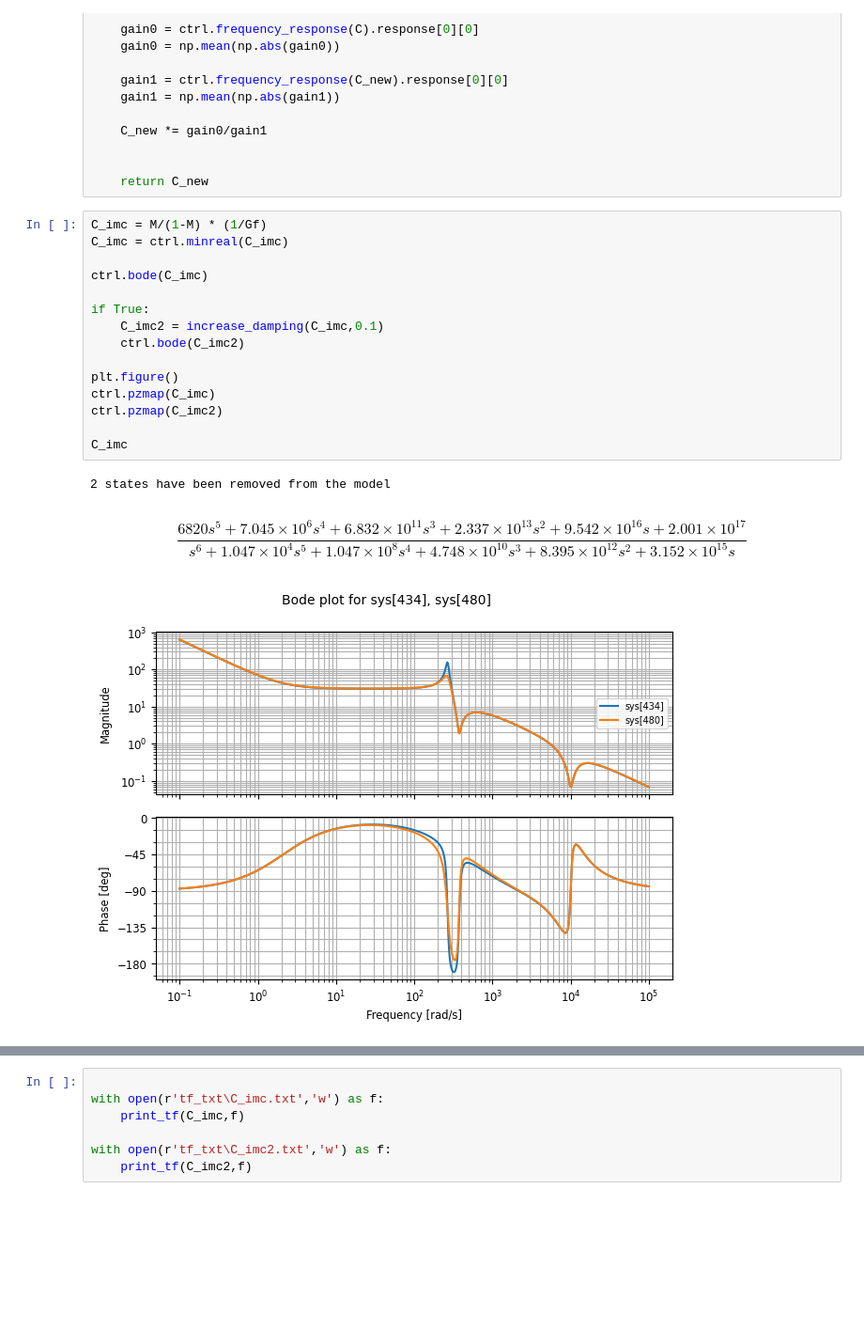
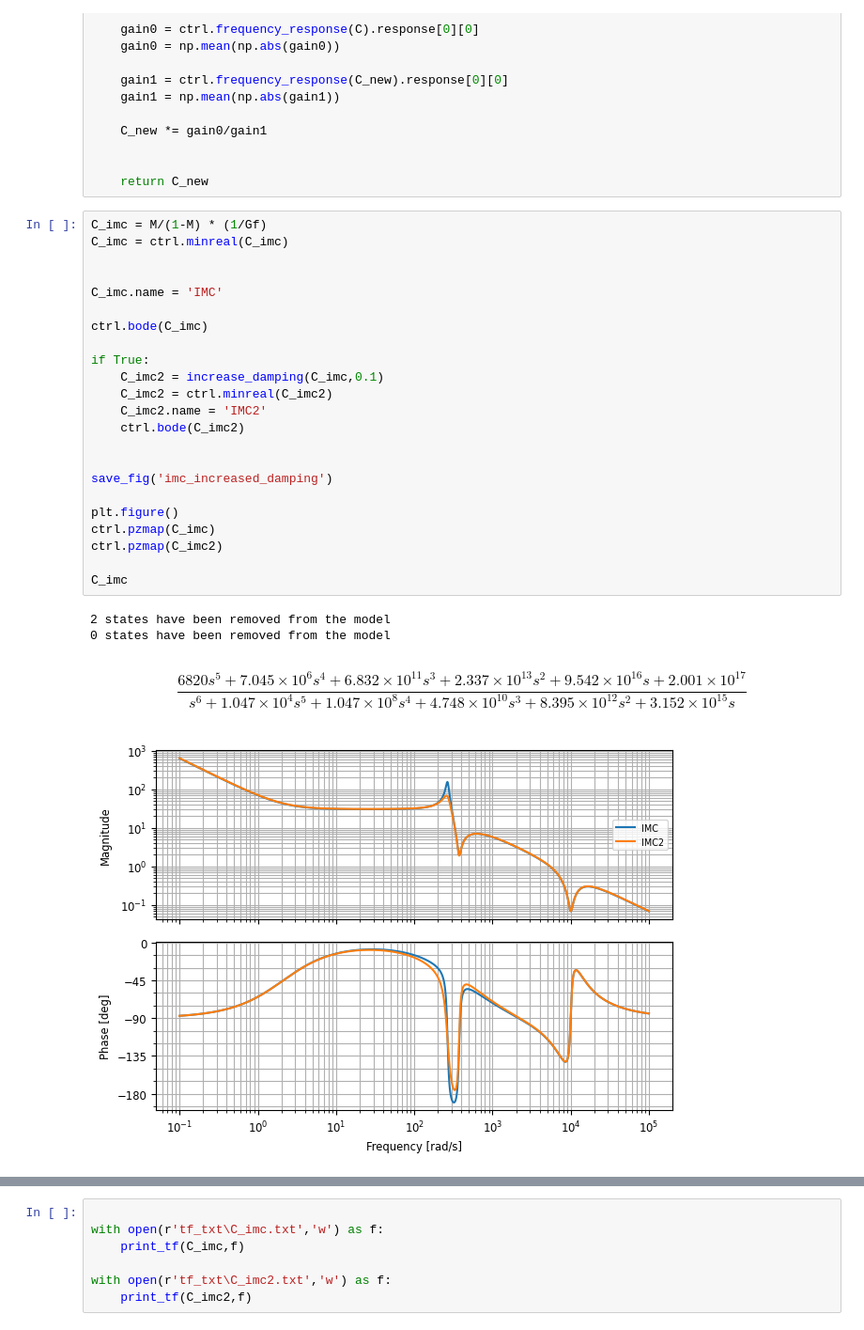
Before and after one commit to eliasrhoden/Sinumerik-Ctrl, a Jupyter notebook: imc_design.ipynb, the cells around one changed output, grey strips where cells are left out. Shown: that part at 94% size. Cells and saved outputs as stored; diff of their text form; blank space fills up the shorter version.

```diff
--- a/imc_design.ipynb
+++ b/imc_design.ipynb
@@ -95,19 +93,28 @@ def increase_damping(C,min_dampng):
 # %%
 C_imc = M/(1-M) * (1/Gf)
 C_imc = ctrl.minreal(C_imc)
+
+
+C_imc.name = 'IMC'
 
 ctrl.bode(C_imc)
 
 if True:
     C_imc2 = increase_damping(C_imc,0.1)
+    C_imc2 = ctrl.minreal(C_imc2)
+    C_imc2.name = 'IMC2'
     ctrl.bode(C_imc2)
+
+
+save_fig('imc_increased_damping')
 
 plt.figure()
 ctrl.pzmap(C_imc)
 ctrl.pzmap(C_imc2)
 
 C_imc
 # %% [output]
 2 states have been removed from the model
+0 states have been removed from the model
 $$\frac{6820 s^5 + 7.045 \times 10^{6} s^4 + 6.832 \times 10^{11} s^3 + 2.337 \times 10^{13} s^2 + 9.542 \times 10^{16} s + 2.001 \times 10^{17}}{s^6 + 1.047 \times 10^{4} s^5 + 1.047 \times 10^{8} s^4 + 4.748 \times 10^{10} s^3 + 8.395 \times 10^{12} s^2 + 3.152 \times 10^{15} s}$$
-[figure, old version]
+[figure, new version]
```
Also changed, not shown: parts of 9 cells of this notebook, 13 other files.
